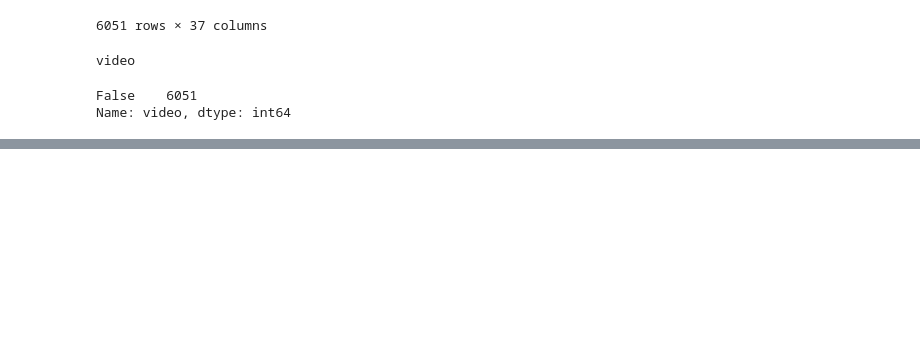
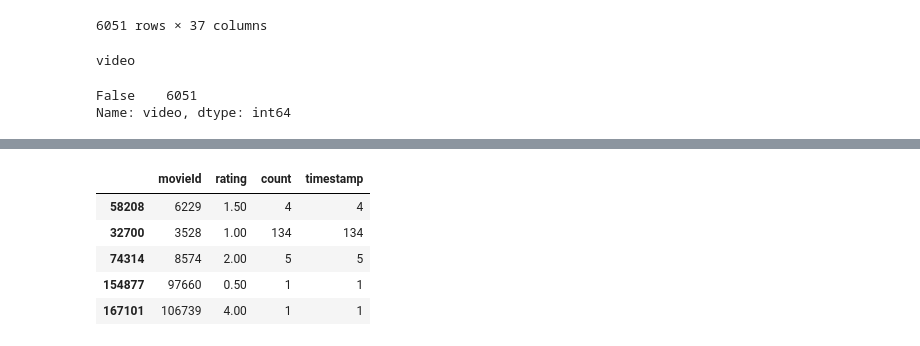
Before and after one commit to MamidalaV/Movies-ETL, a Jupyter notebook: Movie_DB-ETL.ipynb, the cells around one changed output, grey strips where cells are left out. Saved outputs shown, nothing was run; the diff lists cells and outputs as text; code cells hidden in the pictures; blank space fills up the shorter version.

```diff
--- a/Movie_DB-ETL.ipynb
+++ b/Movie_DB-ETL.ipynb
@@ -1166,0 +1180,9 @@ movies_df.rename({'id':'kaggle_id',
+# %%
+rating_counts.sample(n=5)
+# %% [output]
+|  | movieId | rating | count | timestamp |
+| 58208 | 6229 | 1.50 | 4 | 4 |
+| 32700 | 3528 | 1.00 | 134 | 134 |
+| 74314 | 8574 | 2.00 | 5 | 5 |
+| 154877 | 97660 | 0.50 | 1 | 1 |
+| 167101 | 106739 | 4.00 | 1 | 1 |
```
Also changed, not shown: parts of 9 cells of this notebook.
